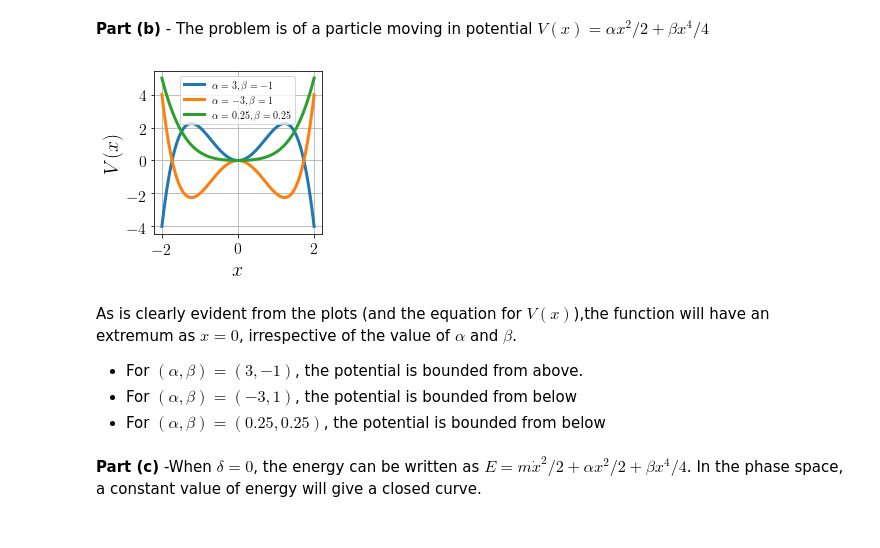
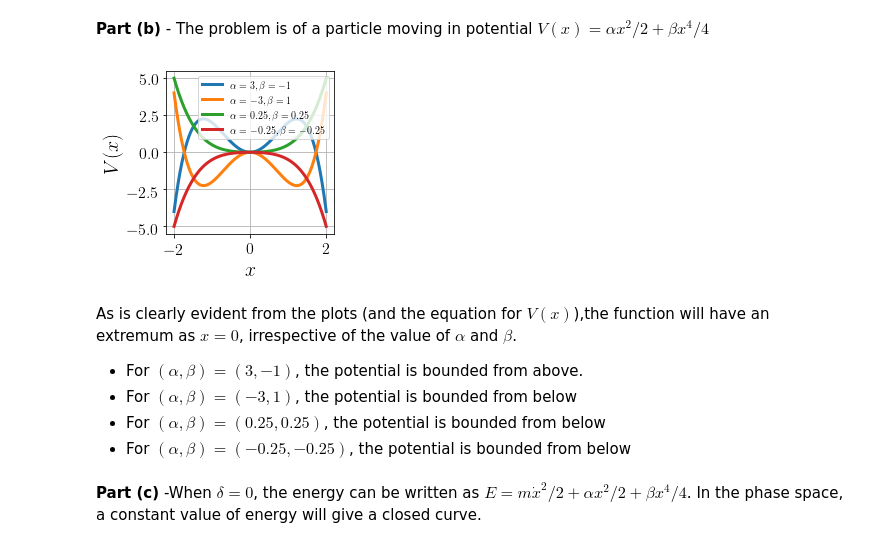
Before and after one commit to adivijaykumar/courses, a Jupyter notebook: cmech/assign_1/Classical Mechanics - Assignment 1.ipynb, the cells around one changed output. Cells and saved outputs as stored; diff of their text form; code cells hidden in the pictures.

```diff
--- a/cmech/assign_1/Classical Mechanics - Assignment 1.ipynb
+++ b/cmech/assign_1/Classical Mechanics - Assignment 1.ipynb
@@ -8,28 +8,29 @@ plt.style.use('presentation')
 # %%
 def V(alpha,beta,x):
     x = np.asarray(x)
     return alpha*x**2 + beta*x**4
 
-params = [[3,-1],[-3,1],[0.25,0.25]]
-x = np.linspace(-2,2,100)
+params = [[3,-1],[-3,1],[0.25,0.25],[-0.25,-0.25]]
+x = np.linspace(-2,2,10000)
 
 plt.figure(figsize=(3,3))
 
 for parameter in params:
     alpha, beta = parameter
     plt.plot(x,V(alpha,beta,x),label=r'$\alpha = %s, \beta = %s$'%(alpha,beta))
 plt.xlabel('$x$')
 plt.ylabel('$V(x)$')
 plt.legend()
 plt.savefig('1.png')
 # %% [output]
-[figure, old version]
+[figure, new version]
 # %% [markdown]
 As is clearly evident from the plots (and the equation for $V(x)$),the function will have an extremum as $x=0$, irrespective of the value of $\alpha$ and $\beta$.
 
 * For $(\alpha,\beta)=(3,-1)$, the potential is bounded from above.
 * For $(\alpha,\beta)=(-3,1)$, the potential is bounded from below
 * For $(\alpha,\beta)=(0.25,0.25)$, the potential is bounded from below
+* For $(\alpha,\beta)=(-0.25,-0.25)$, the potential is bounded from below
 # %% [markdown]
 **Part (c)** -When $\delta = 0$, the energy can be written as $E = m\dot{x}^2/2 + \alpha x^2/2 + \beta x^4/4$. In the phase space, a constant value of energy will give a closed curve.
 # %%
```
Also changed, not shown: parts of 1 cell of this notebook, 6 other files.
